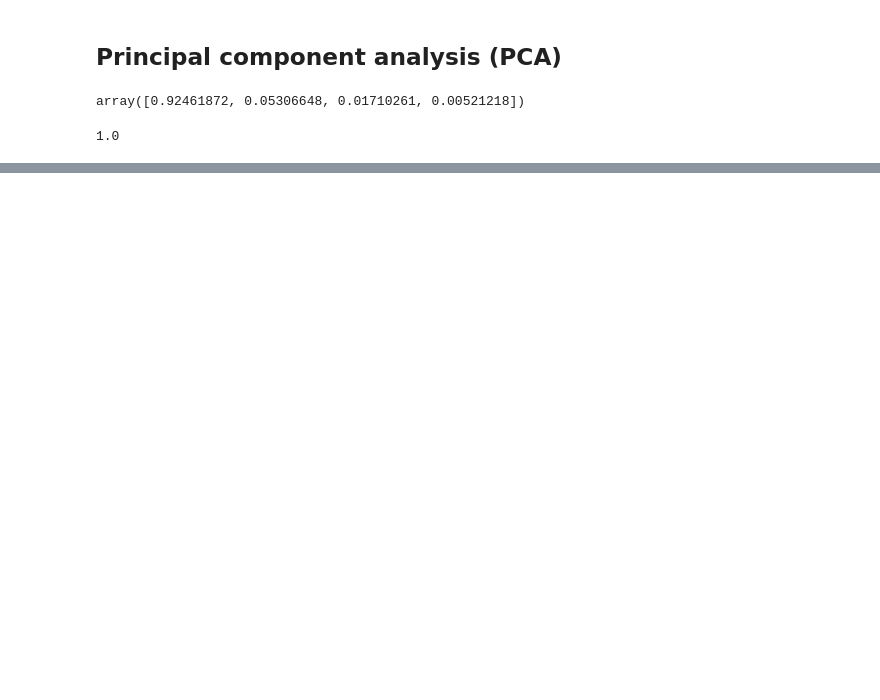
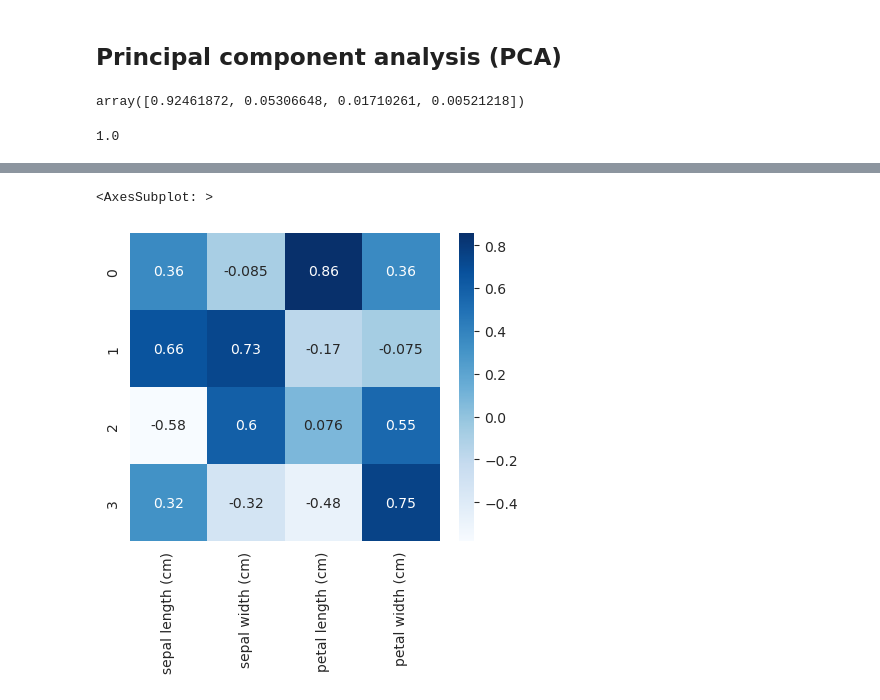
Before and after one commit to MaryWagura/python_for_data_science_machine_learning_part2, a Jupyter notebook: notebooks/04_02_b.ipynb, the cells around one changed output, grey strips where cells are left out. Cells and saved outputs as stored; diff of their text form; code cells hidden in the pictures; blank space fills up the shorter version.

Commit message:
PCA- heatmap

```diff
--- a/notebooks/04_02_b.ipynb
+++ b/notebooks/04_02_b.ipynb
@@ -33,3 +33,6 @@ array([0.92461872, 0.05306648, 0.01710261, 0.00521218])
 pca.explained_variance_ratio_.sum()
 # %% [output]
 1.0
+# %%
+comps= pd.DataFrame(pca.components_, columns=variable_names)
+comps
@@ -35,0 +45,5 @@ pca.explained_variance_ratio_.sum()
+# %%
+sns.heatmap(comps, cmap='Blues', annot=True)
+# %% [output]
+<AxesSubplot: >
+[figure, added]
```
Also changed, not shown: parts of 1 cell of this notebook.
